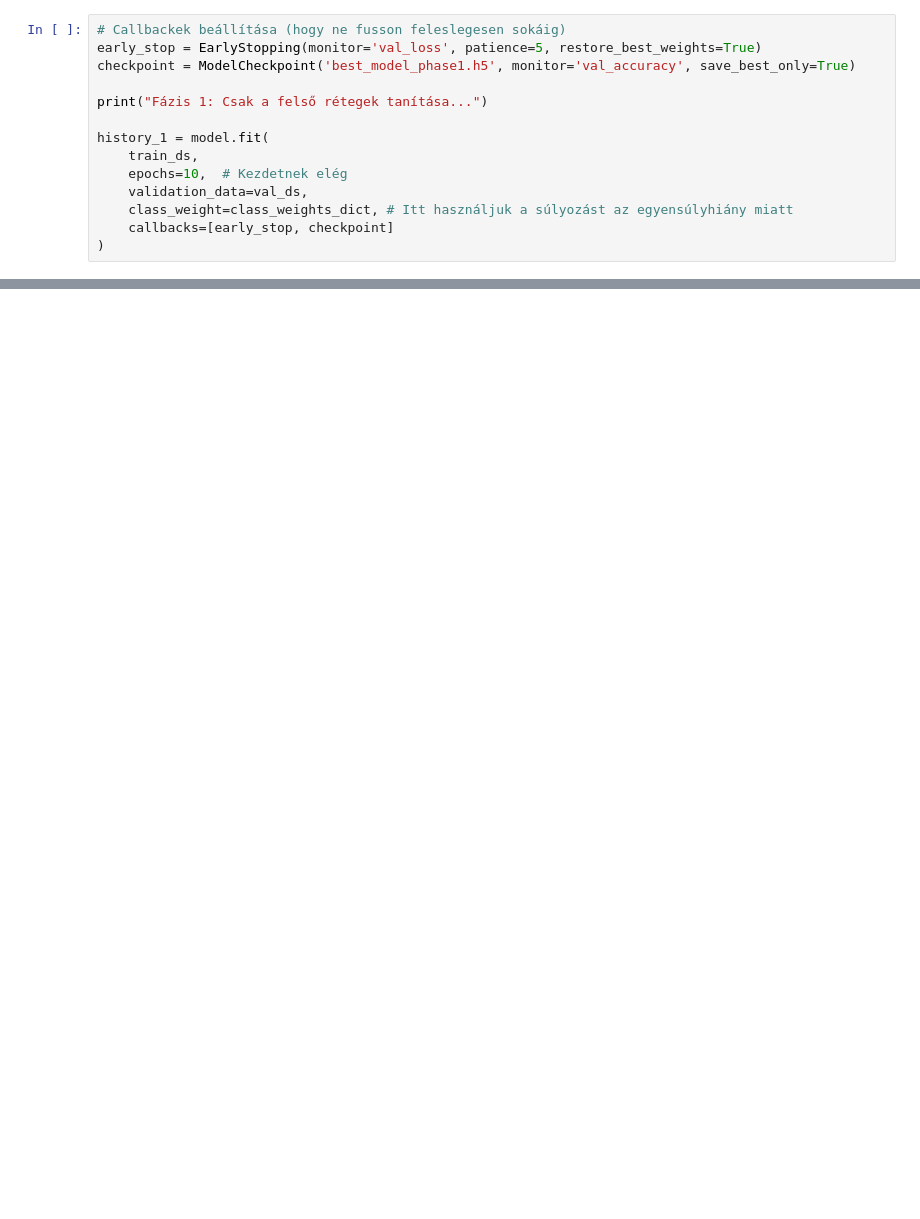
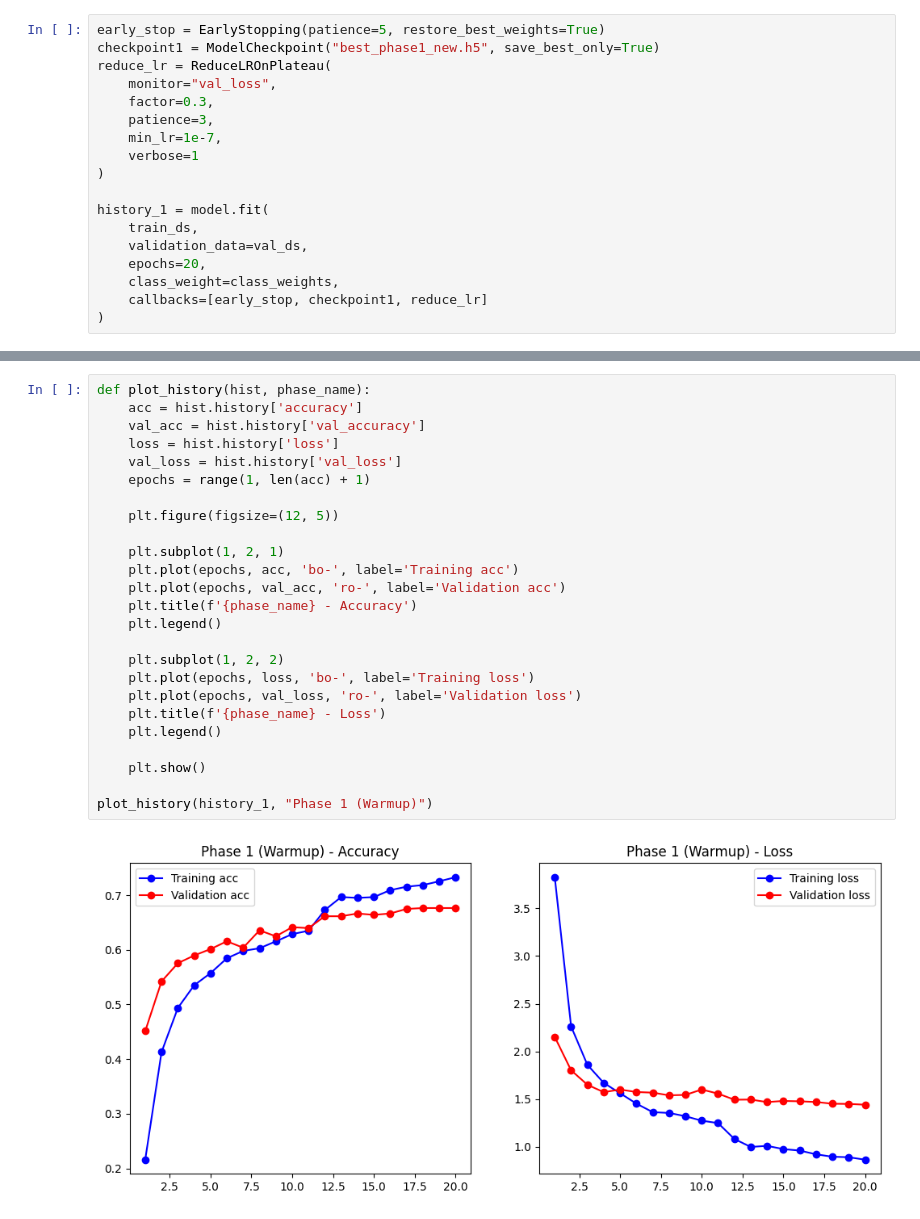
Before and after one commit to BeatrizGil05/Deep-Learning-project, a Jupyter notebook: notebooks/fine-tuned-pretrained.ipynb, the cells around one changed output, grey strips where cells are left out. Drawn from its saved outputs; the diff is of its cells as text; blank space fills up the shorter version.

```diff
--- a/notebooks/fine-tuned-pretrained.ipynb
+++ b/notebooks/fine-tuned-pretrained.ipynb
@@ -223,17 +208,21 @@ Model: "functional"
  Trainable params: 379,850 (1.45 MB)
  Non-trainable params: 4,049,571 (15.45 MB)
 # %%
-# Callbackek beállítása (hogy ne fusson feleslegesen sokáig)
-early_stop = EarlyStopping(monitor='val_loss', patience=5, restore_best_weights=True)
-checkpoint = ModelCheckpoint('best_model_phase1.h5', monitor='val_accuracy', save_best_only=True)
-
-print("Fázis 1: Csak a felső rétegek tanítása...")
+early_stop = EarlyStopping(patience=5, restore_best_weights=True)
+checkpoint1 = ModelCheckpoint("best_phase1_new.h5", save_best_only=True)
+reduce_lr = ReduceLROnPlateau(
+    monitor="val_loss",
+    factor=0.3,
+    patience=3,
+    min_lr=1e-7,
+    verbose=1
+)
 
 history_1 = model.fit(
     train_ds,
-    epochs=10,  # Kezdetnek elég
     validation_data=val_ds,
-    class_weight=class_weights_dict, # Itt használjuk a súlyozást az egyensúlyhiány miatt
-    callbacks=[early_stop, checkpoint]
+    epochs=20,
+    class_weight=class_weights,
+    callbacks=[early_stop, checkpoint1, reduce_lr]
 )
 # %% [output]
@@ -269 +298,28 @@ Epoch 8/10
+# %%
+def plot_history(hist, phase_name):
+    acc = hist.history['accuracy']
+    val_acc = hist.history['val_accuracy']
+    loss = hist.history['loss']
+    val_loss = hist.history['val_loss']
+    epochs = range(1, len(acc) + 1)
+
+    plt.figure(figsize=(12, 5))
+
+    plt.subplot(1, 2, 1)
+    plt.plot(epochs, acc, 'bo-', label='Training acc')
+    plt.plot(epochs, val_acc, 'ro-', label='Validation acc')
+    plt.title(f'{phase_name} - Accuracy')
+    plt.legend()
+
+    plt.subplot(1, 2, 2)
+    plt.plot(epochs, loss, 'bo-', label='Training loss')
+    plt.plot(epochs, val_loss, 'ro-', label='Validation loss')
+    plt.title(f'{phase_name} - Loss')
+    plt.legend()
+
+    plt.show()
+
+plot_history(history_1, "Phase 1 (Warmup)")
+# %% [output]
+[figure, added]
 # %%
```
Also changed, not shown: parts of 13 cells of this notebook, 1 other file.
